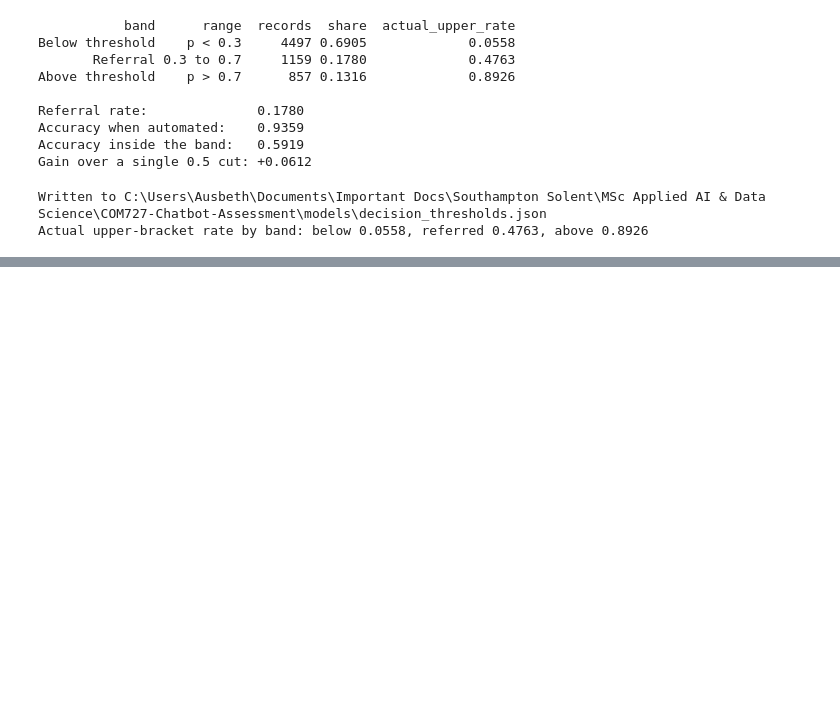
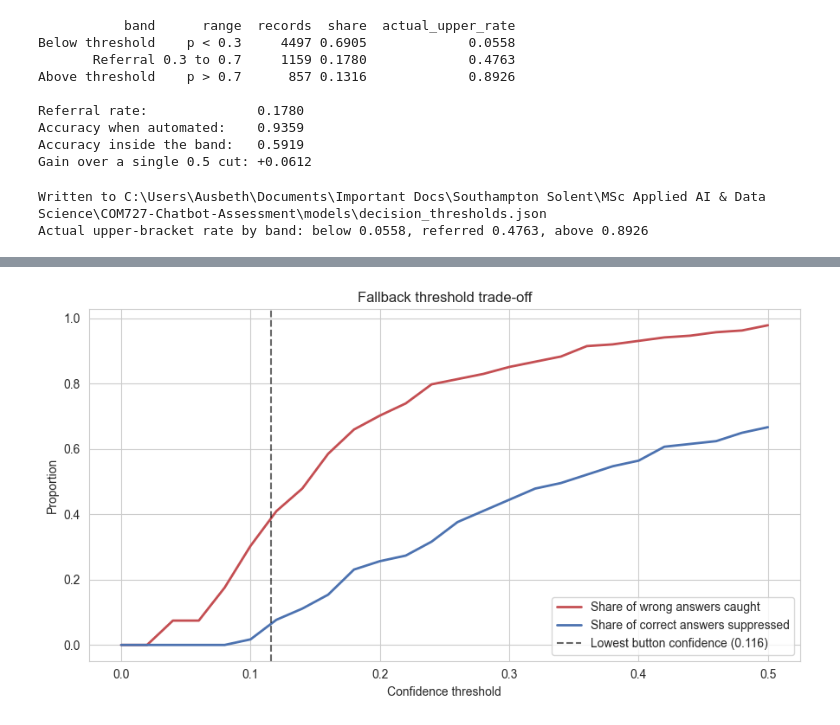
Before and after one commit to aguga04/COM727-Chatbot-Assessment, a Jupyter notebook: notebooks/01_analysis_and_modeling.ipynb, the cells around one changed output, grey strips where cells are left out. Cells and saved outputs as stored; diff of their text form; code cells hidden in the pictures; blank space fills up the shorter version.

```diff
--- a/notebooks/01_analysis_and_modeling.ipynb
+++ b/notebooks/01_analysis_and_modeling.ipynb
@@ -826,0 +1020,18 @@ Actual upper-bracket rate by band: below 0.0558, referred 0.4763, above 0.8926
+# %%
+candidates = np.round(np.arange(0.00, 0.51, 0.02), 2)
+
+rows = []
+for threshold in candidates:
+    suppressed_wrong = ((~oof_correct) & (oof_conf < threshold)).sum()
+    suppressed_right = (oof_correct & (oof_conf < threshold)).sum()
+    rows.append({
+        'threshold': threshold,
+        'wrong_answers_caught': int(suppressed_wrong),
+        'share_of_wrong_caught': suppressed_wrong / max((~oof_correct).sum(), 1),
+        'correct_answers_lost': int(suppressed_right),
+        'buttons_suppressed': int((display_conf < threshold).sum()),
+    })
+
+sweep = pd.DataFrame(rows)
+print(sweep[sweep['threshold'].isin([0.02, 0.06, 0.10, 0.12, 0.20, 0.30, 0.40])]
+      .to_string(index=False, float_format=lambda v: f"{v:.3f}"))
@@ -826,0 +1047,17 @@ Actual upper-bracket rate by band: below 0.0558, referred 0.4763, above 0.8926
+# %%
+fig_th, ax_th = plt.subplots(figsize=(9, 5))
+ax_th.plot(sweep['threshold'], sweep['share_of_wrong_caught'],
+           color='#C44E52', lw=2, label='Share of wrong answers caught')
+ax_th.plot(sweep['threshold'], sweep['correct_answers_lost'] / oof_correct.sum(),
+           color='#4C72B0', lw=2, label='Share of correct answers suppressed')
+ax_th.axvline(display_conf.min(), ls='--', color='k', alpha=0.6,
+              label=f'Lowest button confidence ({display_conf.min():.3f})')
+ax_th.set_xlabel('Confidence threshold')
+ax_th.set_ylabel('Proportion')
+ax_th.set_title('Fallback threshold trade-off')
+ax_th.legend()
+fig_th.tight_layout()
+save_figure('intent_threshold_tradeoff', fig_th)
+plt.show()
+# %% [output]
+[figure, added]
```
Also changed, not shown: parts of 14 cells of this notebook, 1 other file.
